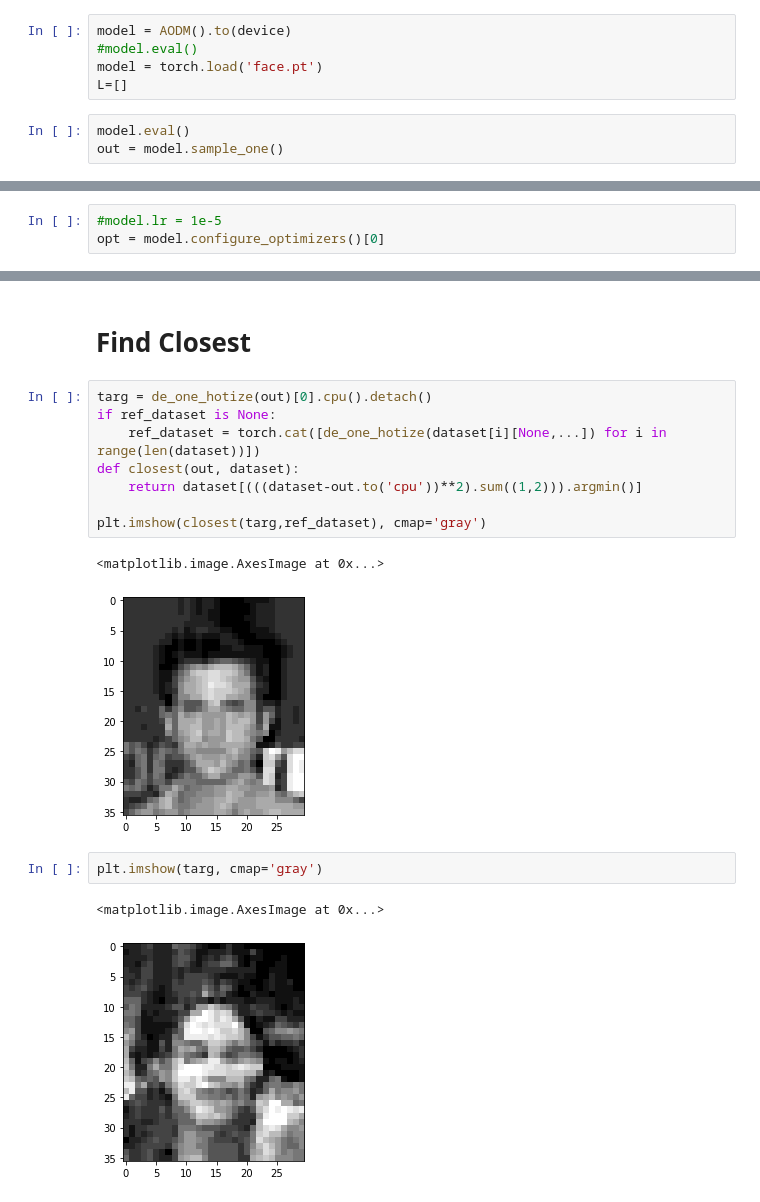
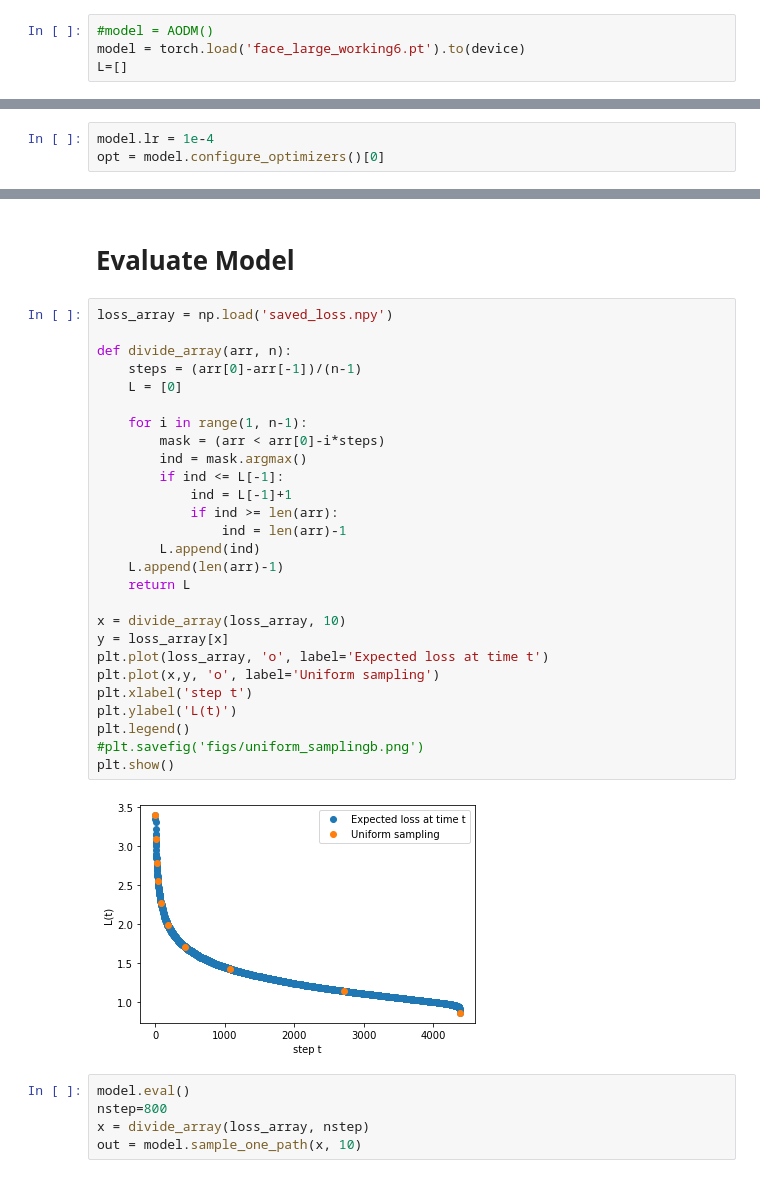
Before and after one commit to nissmar/ARDM, a Jupyter notebook: TinyCelebA.ipynb, the cells around one changed output, grey strips where cells are left out. Saved outputs shown, nothing was run; the diff lists cells and outputs as text.

```diff
--- a/TinyCelebA.ipynb
+++ b/TinyCelebA.ipynb
@@ -159,8 +200,4 @@ class AODM(nn.Module):
 # %%
-model = AODM().to(device)
-#model.eval()
-model = torch.load('face.pt')
+#model = AODM()
+model = torch.load('face_large_working6.pt').to(device)
 L=[]
-# %%
-model.eval()
-out = model.sample_one()
@@ -172,4 +206,4 @@ plt.imshow(de_one_hotize(out)[0].cpu().detach(), cmap='gray')
 # %%
-#model.lr = 1e-5
+model.lr = 1e-4
 opt = model.configure_optimizers()[0]
 # %%
@@ -201,18 +232,36 @@ plt.plot(L)
-# %% [markdown]
-# Find Closest
-# %%
-targ = de_one_hotize(out)[0].cpu().detach()
-if ref_dataset is None:
-    ref_dataset = torch.cat([de_one_hotize(dataset[i][None,...]) for i in range(len(dataset))])
-def closest(out, dataset):
-    return dataset[(((dataset-out.to('cpu'))**2).sum((1,2))).argmin()]
-
-plt.imshow(closest(targ,ref_dataset), cmap='gray')
-# %% [output]
-<matplotlib.image.AxesImage at 0x...>
-[figure, removed]
-# %%
-plt.imshow(targ, cmap='gray')
-# %% [output]
-<matplotlib.image.AxesImage at 0x...>
-[figure, removed]
+# %% [markdown]
+# Evaluate Model
+# %%
+loss_array = np.load('saved_loss.npy')
+
+def divide_array(arr, n):
+    steps = (arr[0]-arr[-1])/(n-1)
+    L = [0]
+
+    for i in range(1, n-1):
+        mask = (arr < arr[0]-i*steps)
+        ind = mask.argmax()
+        if ind <= L[-1]:
+            ind = L[-1]+1
+            if ind >= len(arr):
+                ind = len(arr)-1
+        L.append(ind)
+    L.append(len(arr)-1)
+    return L
+
+x = divide_array(loss_array, 10)
+y = loss_array[x]
+plt.plot(loss_array, 'o', label='Expected loss at time t')
+plt.plot(x,y, 'o', label='Uniform sampling')
+plt.xlabel('step t')
+plt.ylabel('L(t)')
+plt.legend()
+#plt.savefig('figs/uniform_samplingb.png')
+plt.show()
+# %% [output]
+[figure, added]
+# %%
+model.eval()
+nstep=800
+x = divide_array(loss_array, nstep)
+out = model.sample_one_path(x, 10)
```
Also changed, not shown: parts of 27 cells of this notebook, 4 other files.
